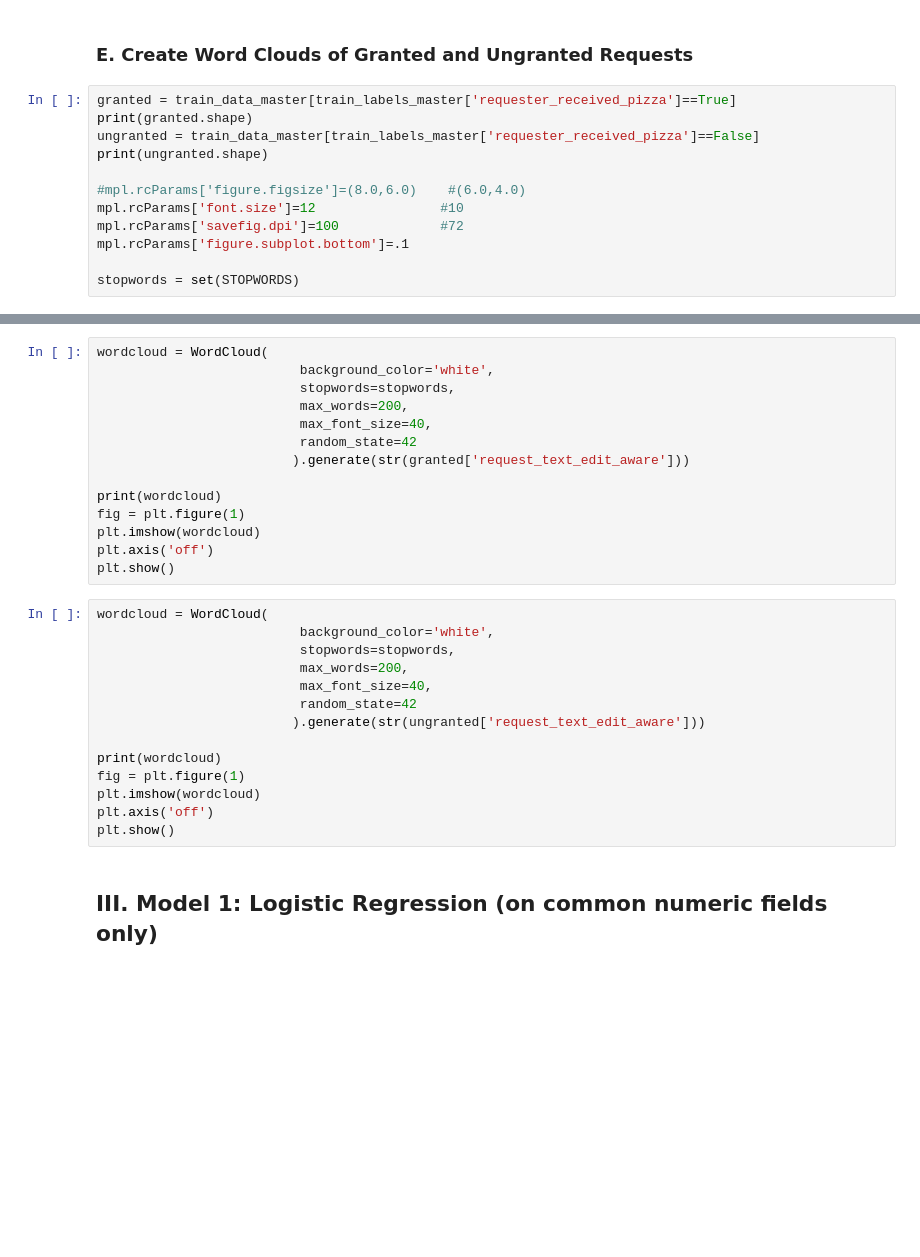
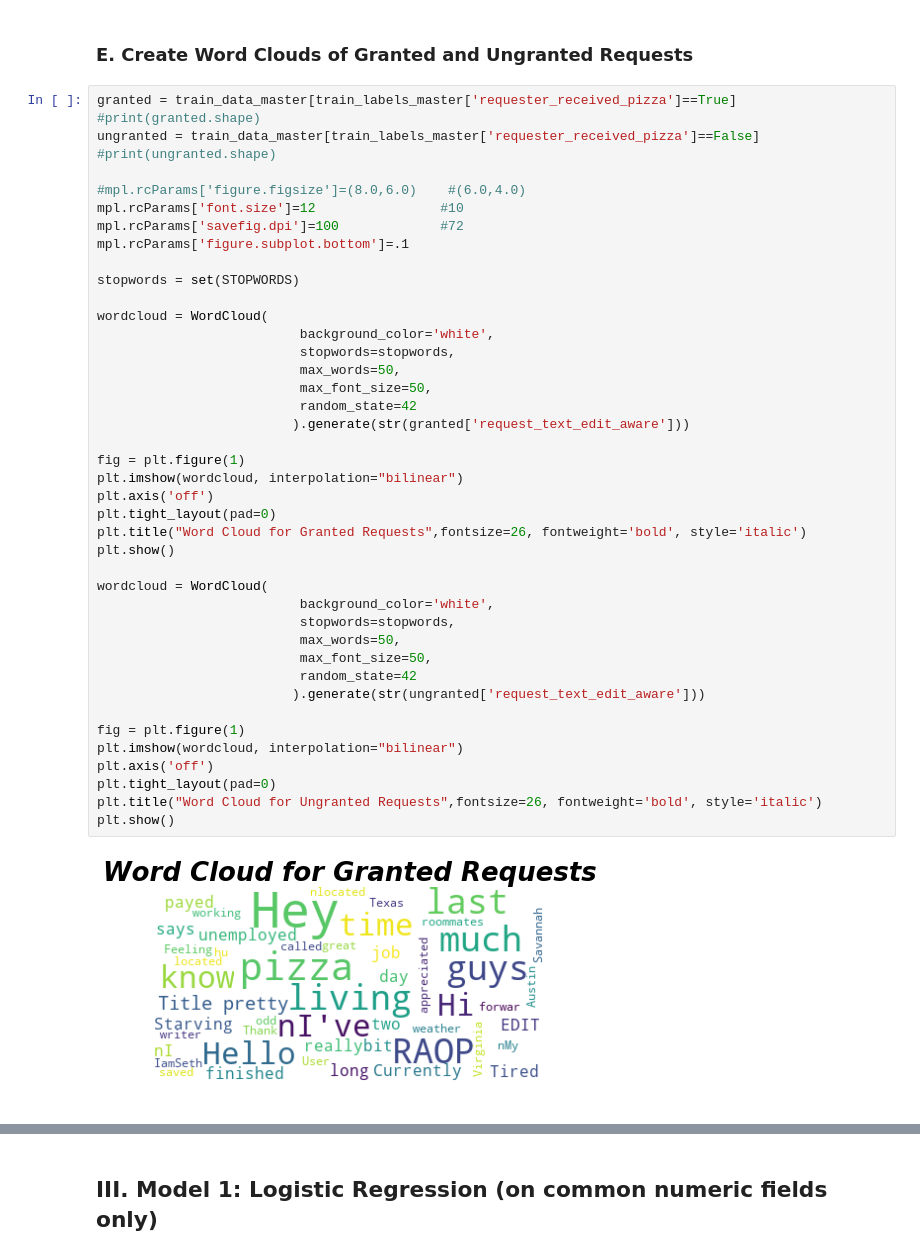
Before and after one commit to zach-merritt/teampizza, a Jupyter notebook: scripts/001_EDA_Processing_Baseline.ipynb, the cells around one changed output, grey strips where cells are left out. Saved outputs shown, nothing was run; the diff lists cells and outputs as text; blank space fills up the shorter version.

```diff
--- a/scripts/001_EDA_Processing_Baseline.ipynb
+++ b/scripts/001_EDA_Processing_Baseline.ipynb
@@ -234,13 +234,45 @@ Additionally, while there is a slight downward trend to the proportion of reques
 ### E. Create Word Clouds of Granted and Ungranted Requests
 # %%
 granted = train_data_master[train_labels_master['requester_received_pizza']==True]
-print(granted.shape)
+#print(granted.shape)
 ungranted = train_data_master[train_labels_master['requester_received_pizza']==False]
-print(ungranted.shape)
+#print(ungranted.shape)
 
 #mpl.rcParams['figure.figsize']=(8.0,6.0)    #(6.0,4.0)
 mpl.rcParams['font.size']=12                #10
 mpl.rcParams['savefig.dpi']=100             #72
 mpl.rcParams['figure.subplot.bottom']=.1
 
 stopwords = set(STOPWORDS)
+
+wordcloud = WordCloud(
+                          background_color='white',
+                          stopwords=stopwords,
+                          max_words=50,
+                          max_font_size=50,
+                          random_state=42
+                         ).generate(str(granted['request_text_edit_aware']))
+
+fig = plt.figure(1)
+plt.imshow(wordcloud, interpolation="bilinear")
+plt.axis('off')
+plt.tight_layout(pad=0)
+plt.title("Word Cloud for Granted Requests",fontsize=26, fontweight='bold', style='italic')
+plt.show()
+
+wordcloud = WordCloud(
+                          background_color='white',
+                          stopwords=stopwords,
+                          max_words=50,
+                          max_font_size=50,
+                          random_state=42
+                         ).generate(str(ungranted['request_text_edit_aware']))
+
+fig = plt.figure(1)
+plt.imshow(wordcloud, interpolation="bilinear")
+plt.axis('off')
+plt.tight_layout(pad=0)
+plt.title("Word Cloud for Ungranted Requests",fontsize=26, fontweight='bold', style='italic')
+plt.show()
+# %% [output]
+[figure, added]
@@ -247,31 +280,3 @@ stopwords = set(STOPWORDS)
-# %%
-wordcloud = WordCloud(
-                          background_color='white',
-                          stopwords=stopwords,
-                          max_words=200,
-                          max_font_size=40,
-                          random_state=42
-                         ).generate(str(granted['request_text_edit_aware']))
-
-print(wordcloud)
-fig = plt.figure(1)
-plt.imshow(wordcloud)
-plt.axis('off')
-plt.show()
-# %%
-wordcloud = WordCloud(
-                          background_color='white',
-                          stopwords=stopwords,
-                          max_words=200,
-                          max_font_size=40,
-                          random_state=42
-                         ).generate(str(ungranted['request_text_edit_aware']))
-
-print(wordcloud)
-fig = plt.figure(1)
-plt.imshow(wordcloud)
-plt.axis('off')
-plt.show()
 # %% [markdown]
 ## III. Model 1: Logistic Regression (on common numeric fields only)
 # %%
```
Also changed, not shown: parts of 10 cells of this notebook, 2 other files.
